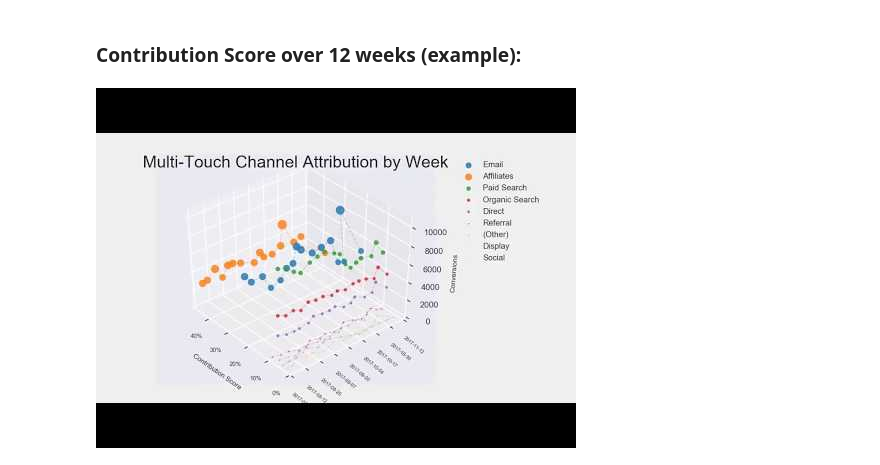
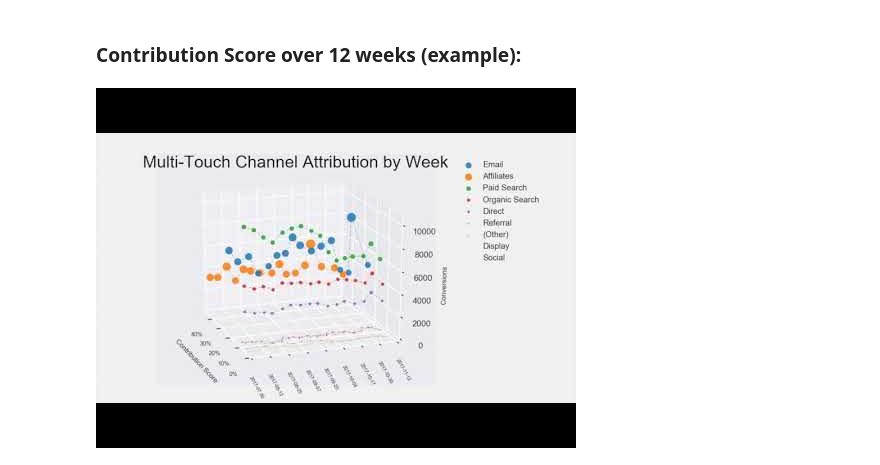
Before and after one commit to iampatgrady/Simple-Probabalistic-Model-For-Google-Analytics-Users, a Jupyter notebook: Multitouch_Attribution_Modeling.ipynb, the cells around one changed output. Saved outputs shown, nothing was run; the diff lists cells and outputs as text; code cells hidden in the pictures.

```diff
--- a/Multitouch_Attribution_Modeling.ipynb
+++ b/Multitouch_Attribution_Modeling.ipynb
@@ -250,6 +250,6 @@ plt.show()
 ### Contribution Score over 12 weeks (example):
 # %%
 from IPython.display import YouTubeVideo
-YouTubeVideo("CUA4RcnXFZE")
+YouTubeVideo("OBZILfAf4xQ",width=768, height=432)
 # %% [output]
-[figure, old version]
+[figure, new version]
```
